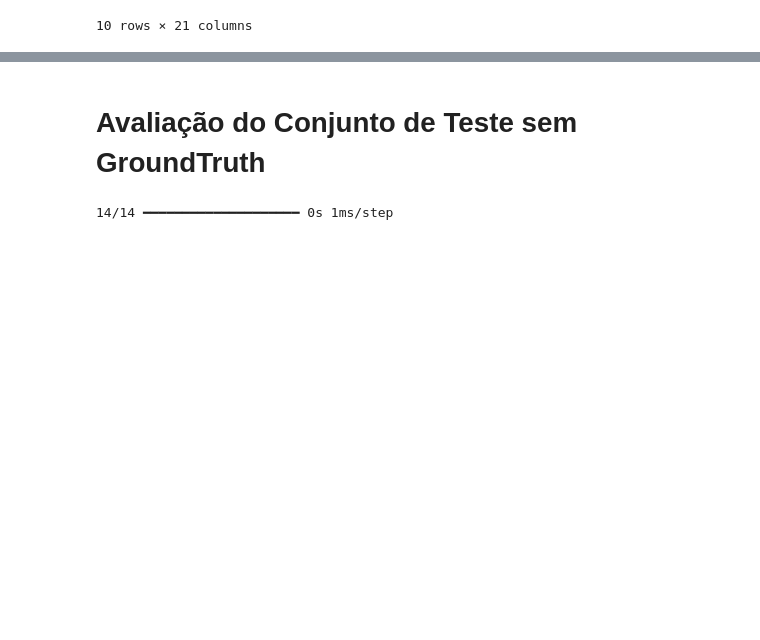
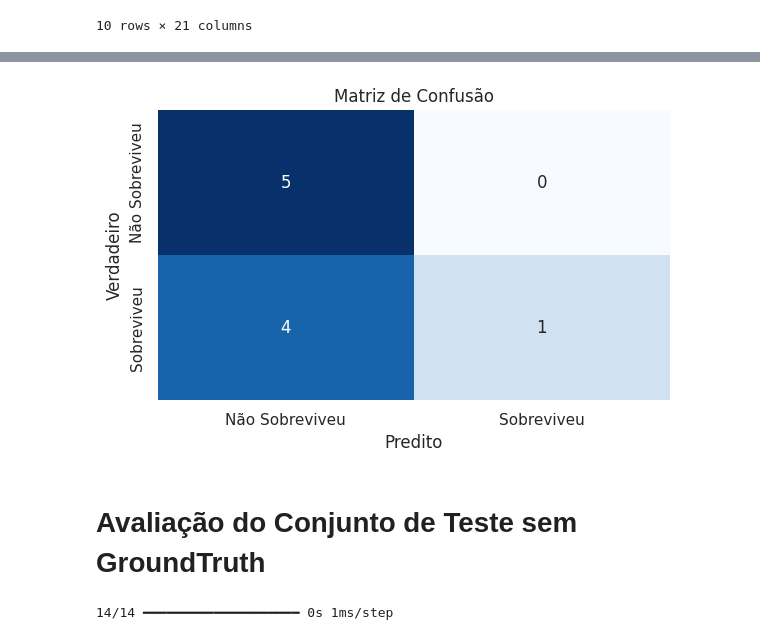
Before and after one commit to Redes-Neurais-2025-1/Titanic_Processig, a Jupyter notebook: model_trainer.ipynb, the cells around one changed output, grey strips where cells are left out. Cells and saved outputs as stored; diff of their text form; code cells hidden in the pictures; blank space fills up the shorter version.

Commit message:
feat: add confusion matrix image

```diff
--- a/model_trainer.ipynb
+++ b/model_trainer.ipynb
@@ -528,12 +528,28 @@ df_test
 X_test = df_test.drop(columns=['Survived'])
 y_test = df_test['Survived']
 
+# Previsão dos dados de teste
 y_pred_probs = model.predict(X_test).ravel()
 y_pred = (y_pred_probs > 0.5).astype(int)
 
+# Relatório
 print("Relatório de Classificação:")
 print(classification_report(y_test, y_pred))
 
+# Matriz de confusão
+cm = confusion_matrix(y_test, y_pred)
 print("Matriz de Confusão:")
-print(confusion_matrix(y_test, y_pred))
+print(cm)
+
+# Plotando a matriz de confusão como imagem .png
+plt.figure(figsize=(6, 4))
+sns.heatmap(cm, annot=True, fmt='d', cmap='Blues', cbar=False,
+            xticklabels=['Não Sobreviveu', 'Sobreviveu'],
+            yticklabels=['Não Sobreviveu', 'Sobreviveu'])
+plt.xlabel('Predito')
+plt.ylabel('Verdadeiro')
+plt.title('Matriz de Confusão')
+plt.tight_layout()
+plt.savefig('matriz_confusao.png')  # Salva como imagem .png
+plt.show()
 # %% [output]
@@ -541,16 +557,17 @@ print(confusion_matrix(y_test, y_pred))
 Relatório de Classificação:
               precision    recall  f1-score   support
 
            0       0.56      1.00      0.71         5
            1       1.00      0.20      0.33         5
 
     accuracy                           0.60        10
    macro avg       0.78      0.60      0.52        10
 weighted avg       0.78      0.60      0.52        10
 
 Matriz de Confusão:
 [[5 0]
  [4 1]]
+[figure, added]
 # %% [markdown]
 # Avaliação do Conjunto de Teste sem GroundTruth
 # %%
```
Also changed, not shown: parts of 9 cells of this notebook.
